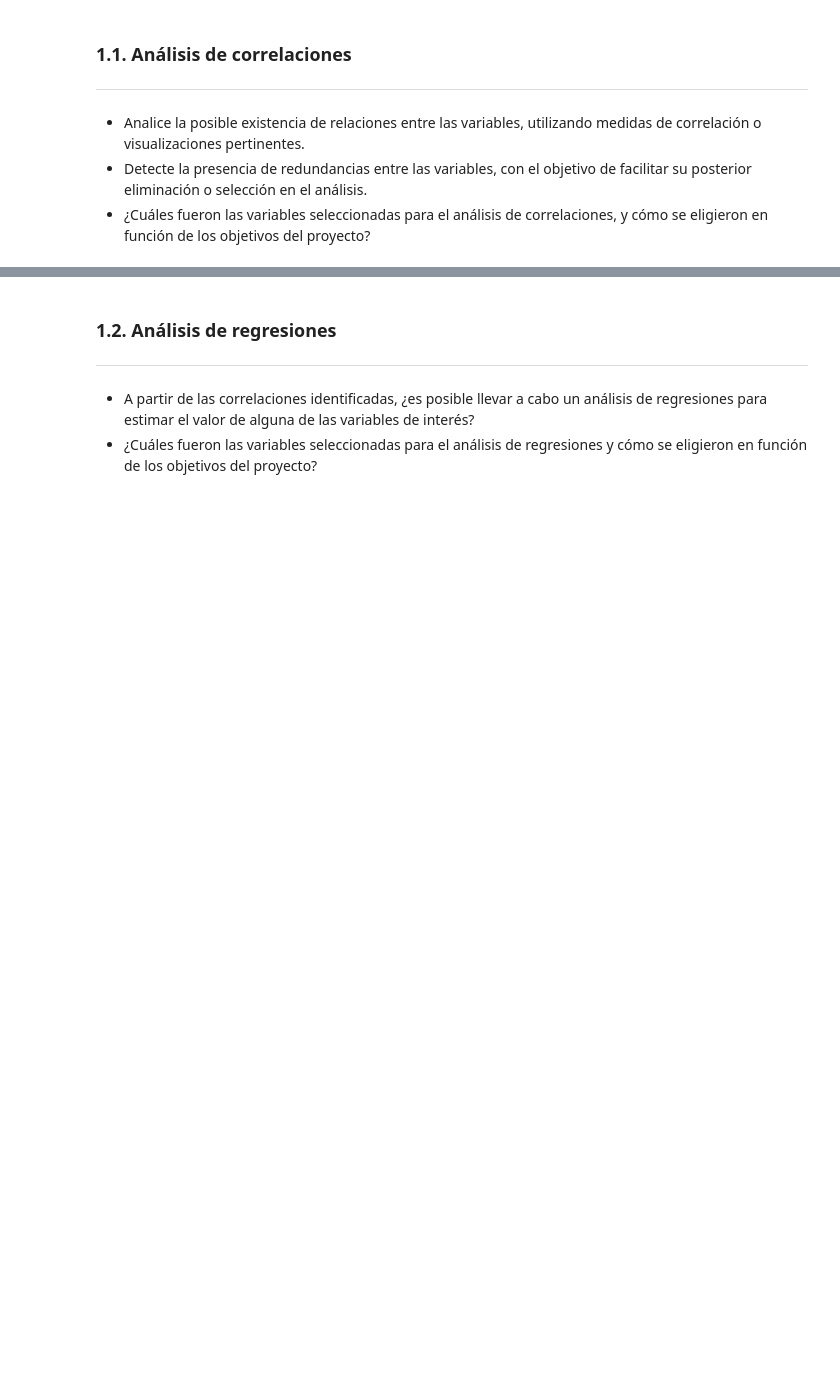
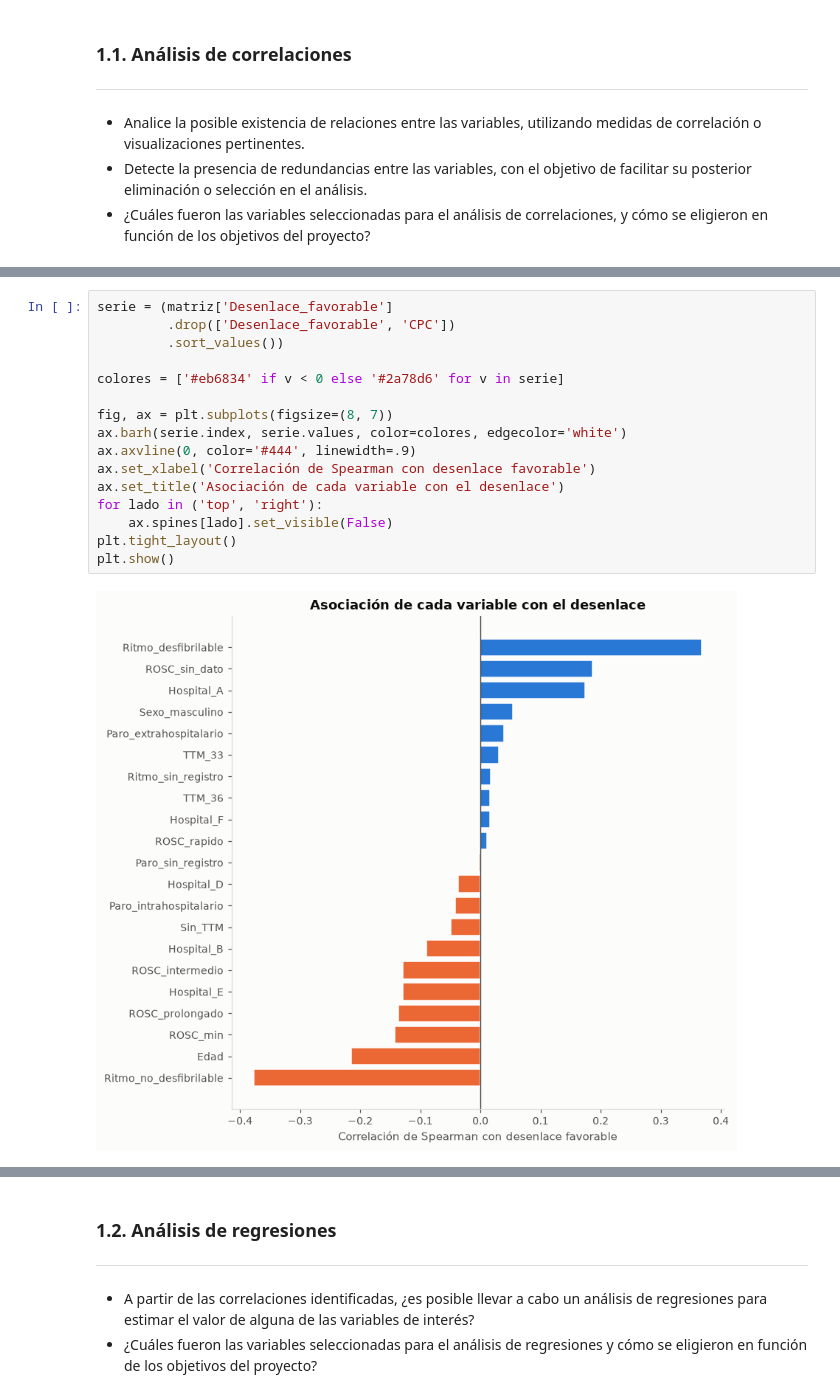
Before and after one commit to AlejandraJaramillo19/mlda-project_, a Jupyter notebook: notebooks/04_data_analysis/04_data_analysis.ipynb, the cells around one changed output, grey strips where cells are left out. Drawn from its saved outputs; the diff is of its cells as text; blank space fills up the shorter version.

```diff
--- a/notebooks/04_data_analysis/04_data_analysis.ipynb
+++ b/notebooks/04_data_analysis/04_data_analysis.ipynb
@@ -642,0 +784,18 @@ La eliminación de redundancias reduce el conjunto de variables candidatas al mo
+# %%
+serie = (matriz['Desenlace_favorable']
+         .drop(['Desenlace_favorable', 'CPC'])
+         .sort_values())
+
+colores = ['#eb6834' if v < 0 else '#2a78d6' for v in serie]
+
+fig, ax = plt.subplots(figsize=(8, 7))
+ax.barh(serie.index, serie.values, color=colores, edgecolor='white')
+ax.axvline(0, color='#444', linewidth=.9)
+ax.set_xlabel('Correlación de Spearman con desenlace favorable')
+ax.set_title('Asociación de cada variable con el desenlace')
+for lado in ('top', 'right'):
+    ax.spines[lado].set_visible(False)
+plt.tight_layout()
+plt.show()
+# %% [output]
+[figure, added]
```
Also changed, not shown: parts of 55 cells of this notebook.
